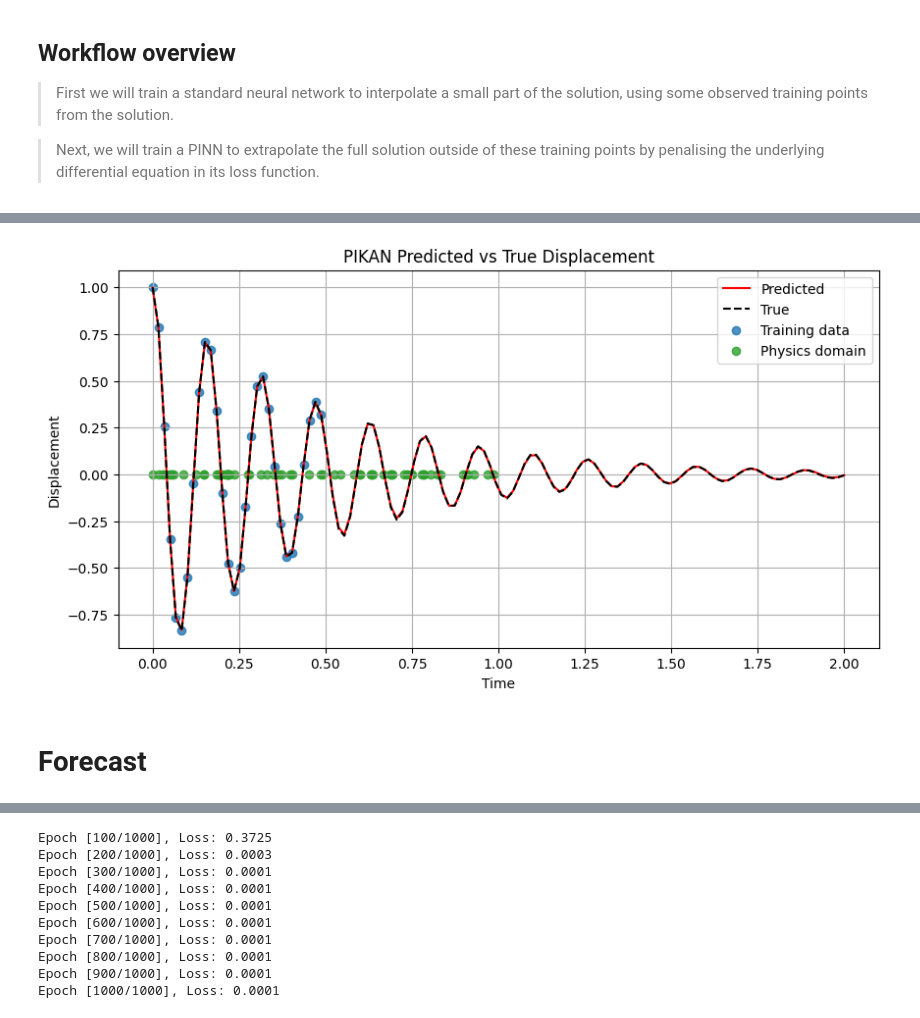
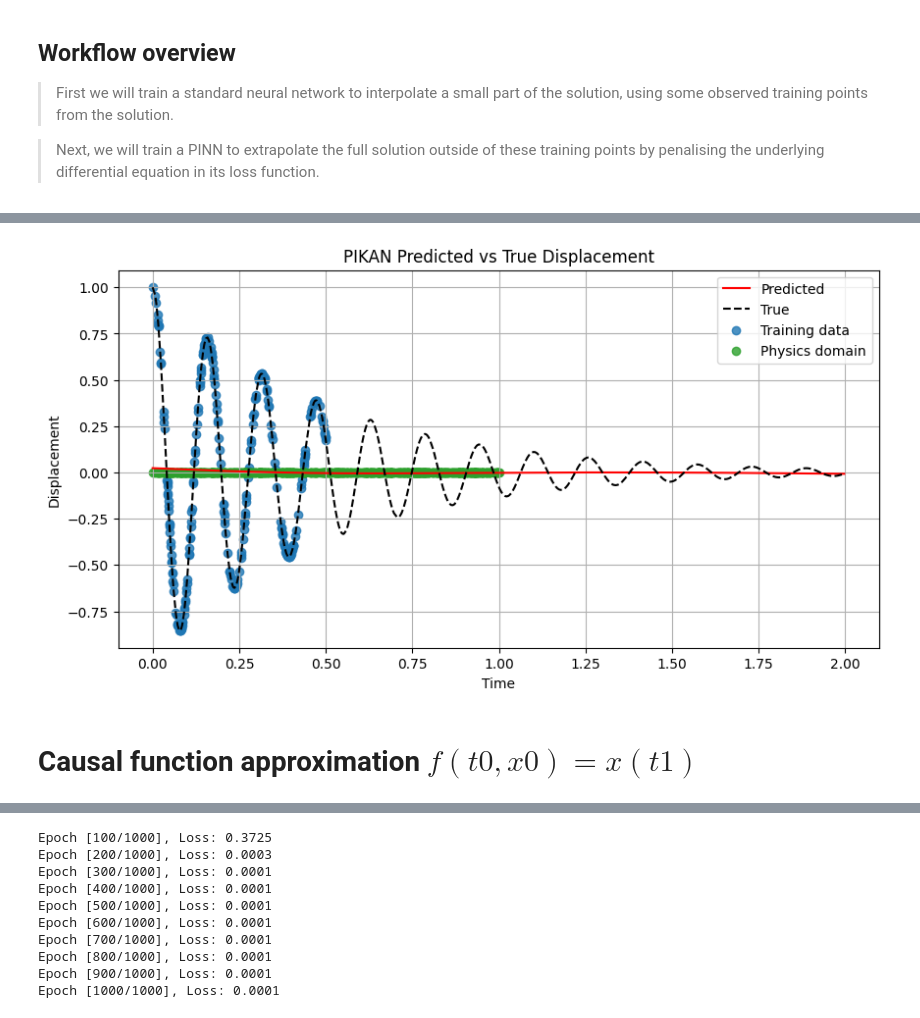
Before and after one commit to NeuralNut/pgdl, a Jupyter notebook: Spring/spring_example.ipynb, the cells around one changed output, grey strips where cells are left out. Cells and saved outputs as stored; diff of their text form; code cells hidden in the pictures.

```diff
--- a/Spring/spring_example.ipynb
+++ b/Spring/spring_example.ipynb
@@ -838,32 +144,28 @@ plt.show()
 # %%
 #plot predicted vs true displacement
 model.eval()
-td = torch.linspace(0, 2, 120).reshape(-1, 1).requires_grad_(True)
-t0 = torch.FloatTensor(1).fill_(0.0).reshape(-1, 1)
-tn = torch.FloatTensor(119, 1).uniform_(0, 2)
-# tL = torch.FloatTensor(1).fill_(2.0).reshape(-1, 1)
-tp = torch.concat([t0, tn])
-x = model(td).squeeze().detach().numpy()
-x_true = oscillator(d, w0, td).squeeze().detach().numpy()
 
-td = td.squeeze().detach().numpy()
-data_domain_mask = td<=0.5
-physics_domain_mask = tp<=1.0
-
-
+ploss, dloss, icloss, x_true, x, t, train_mask = oscillator_loss(model, mu, k, d, w0, n=1200, t0=0.0, tL=2.0, train_frac=0.25, return_data=True)
+x = x.squeeze().detach().numpy()
+x_true = x_true.squeeze().detach().numpy()
+t = t.squeeze().detach().numpy()
+p = t.argsort()
+t, x, x_true = t[p], x[p], x_true[p]
+data_domain_mask = t<=0.5
+physics_domain_mask = t<=1.0
 
 fig, ax = plt.subplots(figsize=(10, 5))
-ax.plot(td, x, color="red", label='Predicted')
-ax.plot(td, x_true, color="black", linestyle='--', label='True')
-plt.scatter(td[data_domain_mask], x_true[data_domain_mask], color="tab:blue", alpha=0.8, label="Training data")
-plt.scatter(tp[physics_domain_mask], 0*tp[physics_domain_mask], color="tab:green", alpha=0.8, label="Physics domain")
+ax.plot(t, x, color="red", label='Predicted')
+ax.plot(t, x_true, color="black", linestyle='--', label='True')
+plt.scatter(t[data_domain_mask], x_true[data_domain_mask], color="tab:blue", alpha=0.8, label="Training data")
+plt.scatter(t[physics_domain_mask], 0*t[physics_domain_mask], color="tab:green", alpha=0.8, label="Physics domain")
 plt.xlabel('Time')
 plt.ylabel('Displacement')
 plt.title('PIKAN Predicted vs True Displacement')
 plt.legend()
 plt.grid(True)
 plt.show()
 # %% [output]
-[figure, old version]
+[figure, new version]
-# %% [markdown]
-# Forecast
+# %% [markdown]
+# Causal function approximation $f(t0,x0) = x(t1)$
```
Also changed, not shown: parts of 14 cells of this notebook, 7 other files.
